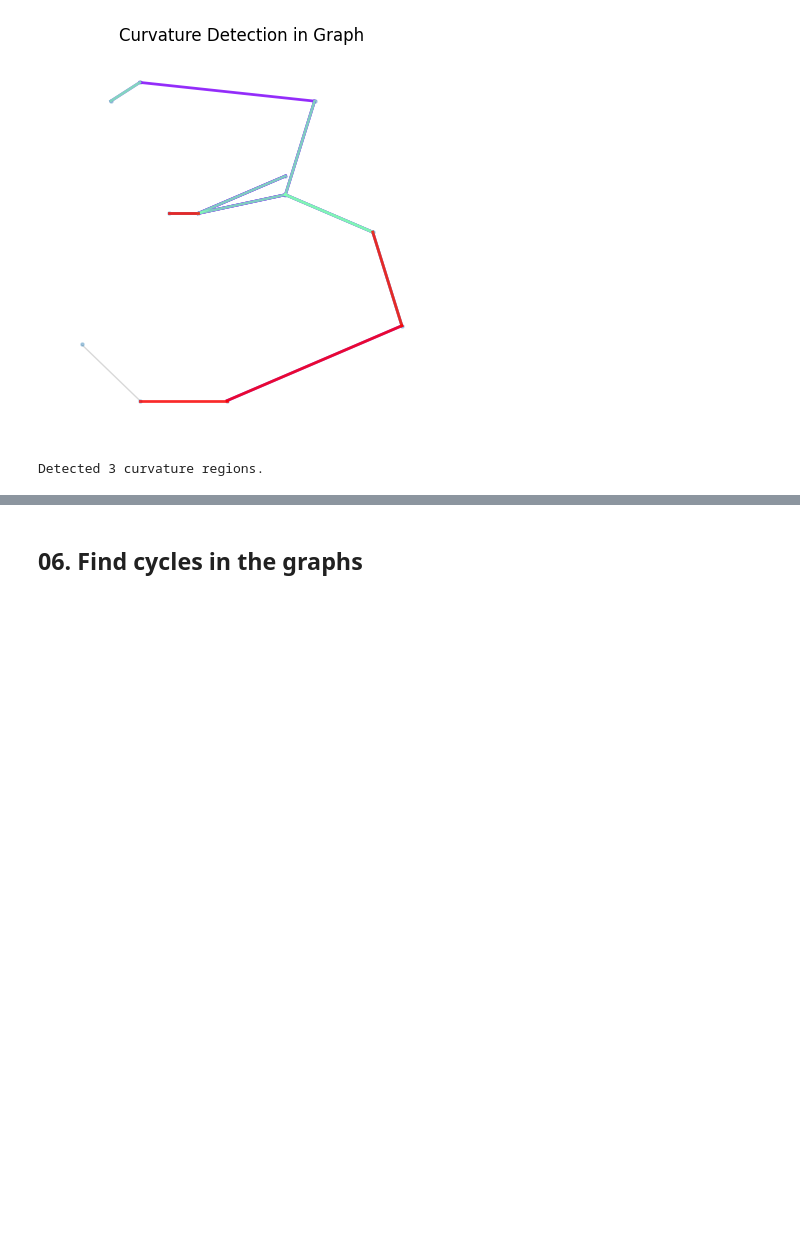
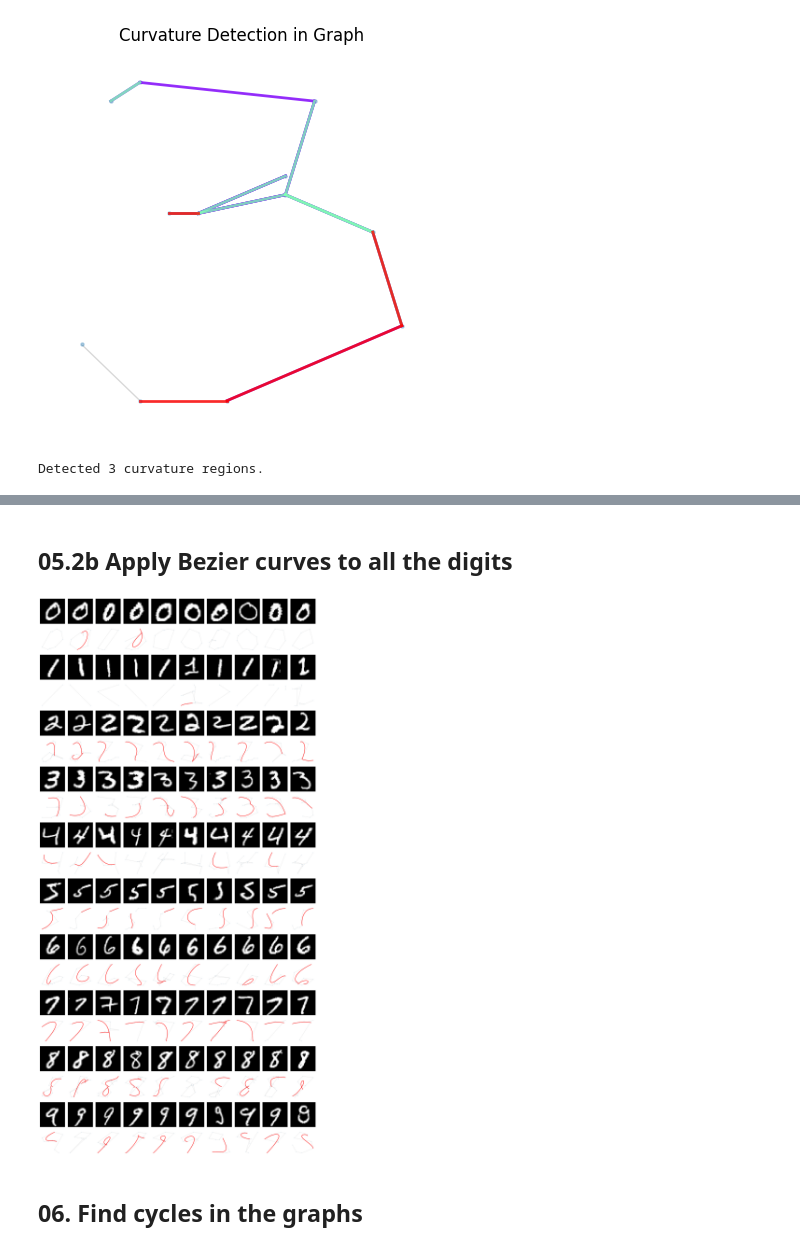
Before and after one commit to ewaMiazga/ai-lab-work, a Jupyter notebook: graph-based_experiments.ipynb, the cells around one changed output, grey strips where cells are left out. Drawn from its saved outputs; the diff is of its cells as text; code cells hidden in the pictures; blank space fills up the shorter version.

```diff
--- a/graph-based_experiments.ipynb
+++ b/graph-based_experiments.ipynb
@@ -761,3 +865,77 @@ Detected 3 curvature regions.
+# %% [markdown]
+## 05.2b Apply Bezier curves to all the digits
+# %%
+# --- Bézier utilities ---
+
+def extract_paths_from_graph(G, min_length=4):
+    paths = []
+    visited = set()
+
+    for node in G.nodes:
+        if node in visited:
+            continue
+        neighbors = list(G.neighbors(node))
+        if len(neighbors) == 1:
+            path = [node]
+            current = node
+            prev = None
+            while True:
+                visited.add(current)
+                next_nodes = [n for n in G.neighbors(current) if n != prev]
+                if not next_nodes or len(next_nodes) > 1:
+                    break
+                prev = current
+                current = next_nodes[0]
+                path.append(current)
+            if len(path) >= min_length:
+                paths.append(path)
+    return paths
+
+def fit_bezier_curve(path):
+    x = np.array([node[0] for node in path])
+    y = np.array([node[1] for node in path])
+    if len(x) < 2:
+        return None  # Too few points
+    degree = min(len(x) - 1, 5)  # Limit max degree to avoid instability
+    nodes = np.asfortranarray([x, y])
+    return bezier.Curve(nodes[:, :degree + 1], degree=degree)
+
+def get_bezier_curve_points(curve, num_points=100):
+    u_vals = np.linspace(0.0, 1.0, num_points)
+    curve_points = curve.evaluate_multi(u_vals)
+    return curve_points[0], curve_points[1]
+
+def plot_graph_with_beziers(G, ax):
+    pos = {node: node for node in G.nodes()}
+    nx.draw(G, pos, node_size=1, edge_color='gray', alpha=0.2, ax=ax)
+
+    paths = extract_paths_from_graph(G)
+    for path in paths:
+        curve = fit_bezier_curve(path)
+        if curve:
+            bx, by = get_bezier_curve_points(curve)
+            ax.plot(bx, by, color="red", linewidth=1.5)
+
+# --- Visualization of all digits with Bézier curves ---
+
+fig, axes = plt.subplots(20, 10, figsize=(15, 30))
+
+for i in range(10):
+    images = x_train[y_train == i][:10]
+    for j, image in enumerate(images):
+        axes[2 * i, j].imshow(image, cmap='gray')
+        axes[2 * i, j].axis('off')
+
+        skeleton = preprocess_image(image)
+        G = merge_similar_edges(extract_graph(skeleton), angle_threshold=50)
+
+        plot_graph_with_beziers(G, axes[2 * i + 1, j])
+        axes[2 * i + 1, j].axis('off')
+
+plt.tight_layout()
+plt.show()
+# %% [output]
+[figure, added]
 # %% [markdown]
 ## 06. Find cycles in the graphs
 # %%
```
Also changed, not shown: parts of 6 cells of this notebook.
